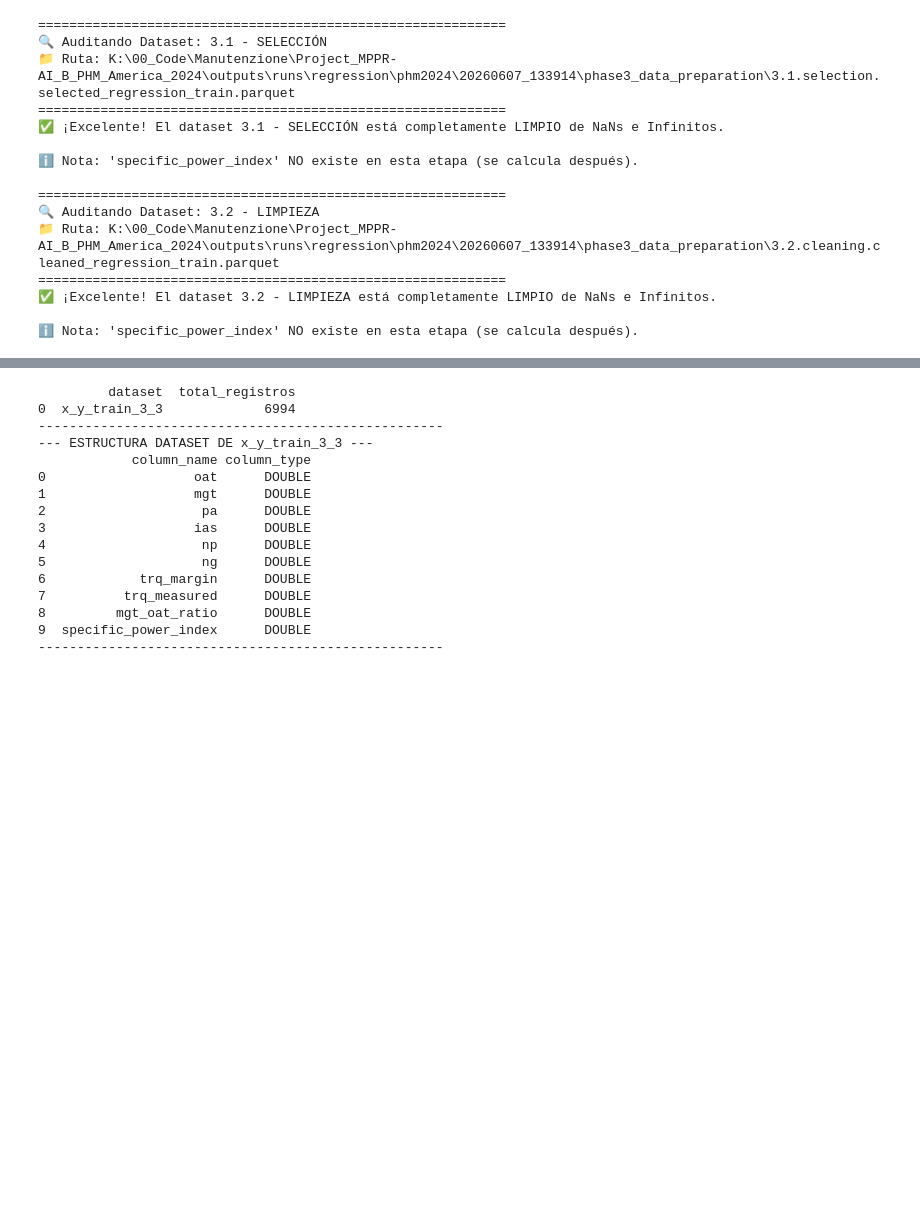
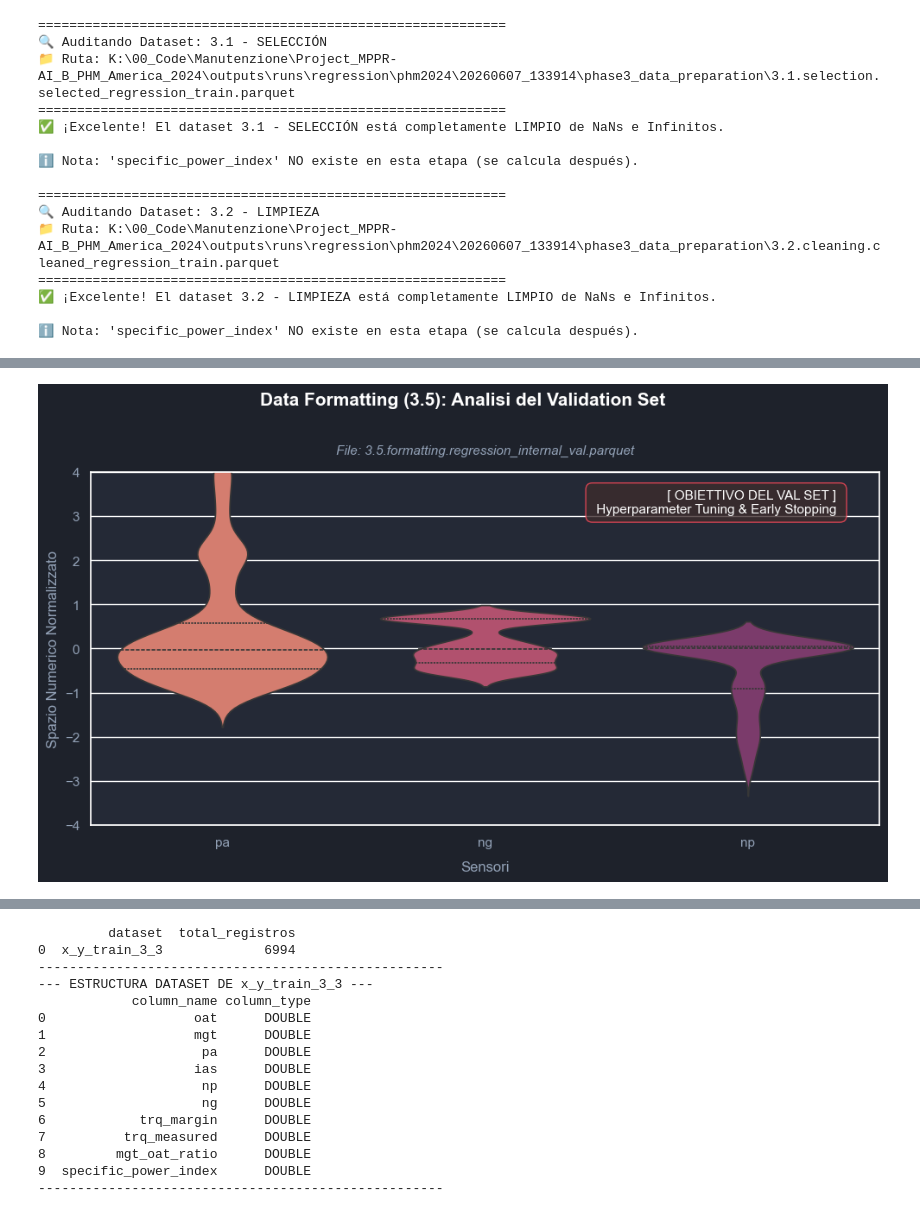
Before and after one commit to Catalinaqi/Project_MPPR-AI_B_PHM_America_2024, a Jupyter notebook: notebooks/phase3_analysis.ipynb, the cells around one changed output, grey strips where cells are left out. Saved outputs shown, nothing was run; the diff lists cells and outputs as text; code cells hidden in the pictures; blank space fills up the shorter version.

```diff
--- a/notebooks/phase3_analysis.ipynb
+++ b/notebooks/phase3_analysis.ipynb
@@ -204,0 +1906,75 @@ for nombre, ruta in datasets_iniciales.items():
+# %%
+# =============================================================================
+# 1. FASE DI INPUT: Quando entra l'input
+# =============================================================================
+
+
+filename_val_final = "3.5.formatting.regression_internal_val.parquet"
+file_path_val_final = base_phase_path / filename_val_final
+
+df_val_final = pd.read_parquet(file_path_val_final)
+
+# =============================================================================
+# 2. FASE DI LOGICA: Elaborazione e trasformazione dei dati
+# =============================================================================
+# Estraiamo alcune features rappresentative per verificare l'assenza
+# di "Covariate Shift" (le distribuzioni devono rimanere stabili).
+features_da_ispezionare = ['pa', 'ng', 'np']
+df_val_melted = df_val_final[features_da_ispezionare].melt(var_name='Feature', value_name='Valore Scalato')
+
+# =============================================================================
+# 3. FASE DI DISEGNO: Visualizzazione grafica (Validation Stability Dashboard)
+# =============================================================================
+sns.set_theme(style="darkgrid")
+plt.rcParams['font.family'] = 'sans-serif'
+
+fig, ax = plt.subplots(figsize=(10, 6), facecolor='#1e222b')
+ax.set_facecolor('#242936')
+
+# Violin Plot corretto: aggiunto hue='Feature' e legend=False per evitare il FutureWarning
+sns.violinplot(
+    x='Feature',
+    y='Valore Scalato',
+    data=df_val_melted,
+    ax=ax,
+    hue='Feature',
+    palette='flare',
+    inner='quartile',
+    legend=False
+)
+
+fig.suptitle("Data Formatting (3.5): Analisi del Validation Set", fontsize=15, fontweight='bold', color='white', y=0.96)
+ax.set_title(f"File: {filename_val_final}", fontsize=11, style='italic', color='#94a3b8', pad=15)
+
+ax.set_xlabel("Sensori", color='#94a3b8', labelpad=10)
+ax.set_ylabel("Spazio Numerico Normalizzato", color='#94a3b8')
+ax.tick_params(colors='#94a3b8')
+ax.set_ylim(-4, 4)
+
+# Box Informativo
+props = dict(boxstyle="round,pad=0.5", facecolor="#3d2c2d", alpha=0.8, edgecolor="#ff4b5c")
+ax.text(0.95, 0.95, " [ OBIETTIVO DEL VAL SET ] \n Hyperparameter Tuning & Early Stopping ",
+        transform=ax.transAxes, fontsize=11, color="white", va="top", ha="right", bbox=props)
+
+plt.tight_layout(rect=[0, 0, 1, 0.95])
+plt.show()
+
+# =============================================================================
+# 4. ANALISI FINALE
+# =============================================================================
+analisi_val = """
+================================================================================
+ 📊 ANALISI CONCLUSIVA: REGRESSION INTERNAL VALIDATION SET
+================================================================================
+Il Validation Set (~15% dei dati) è l'ambiente di 'collaudo intermedio'.
+I grafici a violino confermano che le features mantengono distribuzioni
+simmetriche e confinate anche in questo sottoinsieme. Poiché non vi è
+evidenza di 'Covariate Shift' (slittamento delle distribuzioni rispetto al Train),
+questo dataset permetterà agli algoritmi di GridSearchCV o RandomSearch
+di validare gli Iperparametri (Hyperparameter Tuning) in modo affidabile,
+fornendo un indicatore reale per l'interruzione anticipata (Early Stopping).
+================================================================================
+"""
+print(analisi_val)
+# %% [output]
+[figure, added]
```
Also changed, not shown: parts of 22 cells of this notebook, 17 other files.
